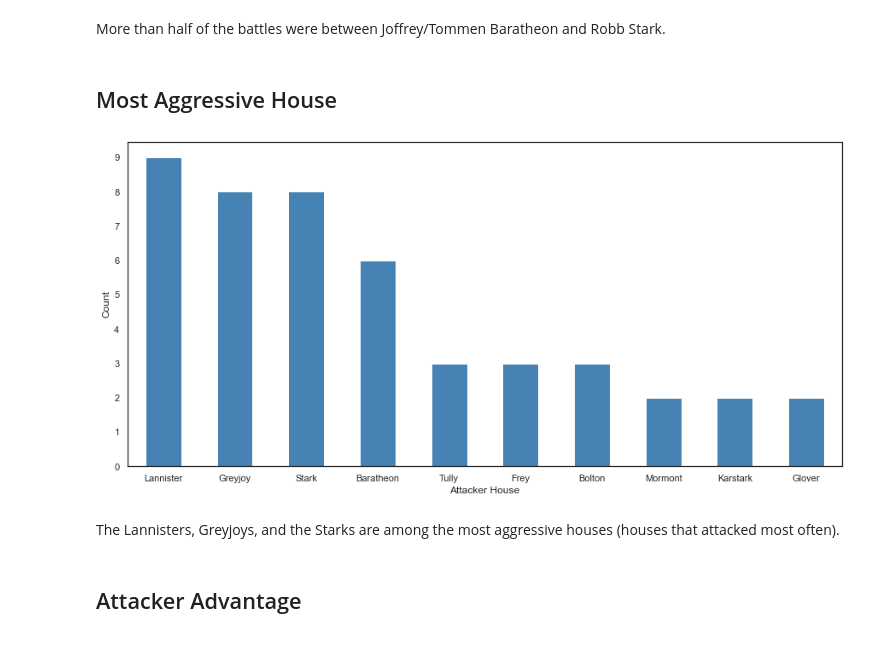
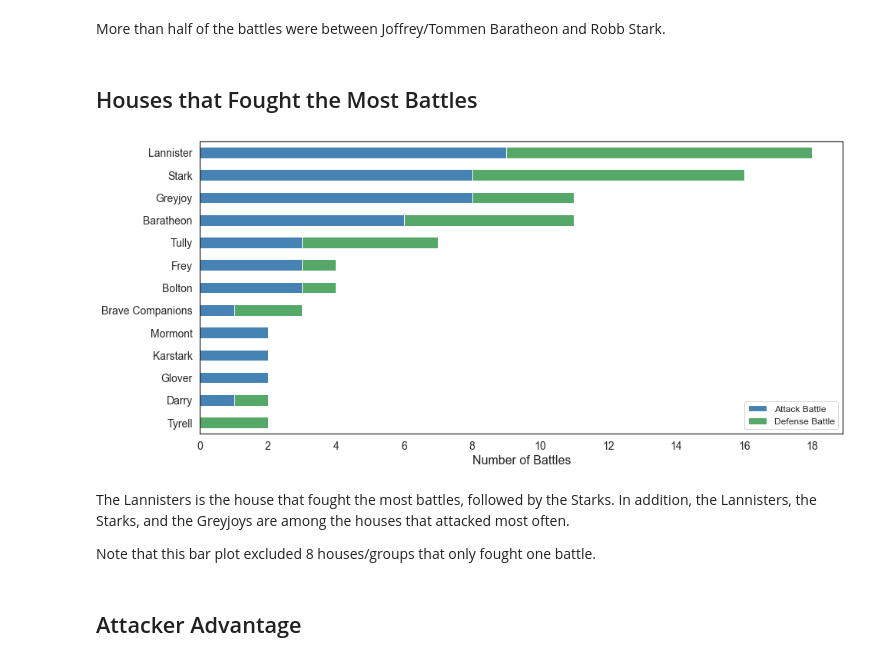
Before and after one commit to ydDianYu/Game_of_Thrones_Data_Analysis, a Jupyter notebook: battles-analysis.ipynb, the cells around one changed output. Drawn from its saved outputs; the diff is of its cells as text; code cells hidden in the pictures.

```diff
--- a/battles-analysis.ipynb
+++ b/battles-analysis.ipynb
@@ -46,22 +67,35 @@ p.legend().remove()
 # %% [markdown]
 More than half of the battles were between Joffrey/Tommen Baratheon and Robb Stark.
-# %% [markdown]
-## Most Aggressive House
-# %%
-d = {}
-for column in ["attacker_1", "attacker_2", "attacker_3", "attacker_4"]:
-    val_count = battles[column].value_counts()
-    for index, value in val_count.items():
-        d[index] = d.get(index, 0) + value
-
-data = pd.DataFrame.from_dict(d, orient = "index", columns = ["Count"]).sort_values("Count", ascending = False)
-p = data.loc[data.Count > 1].Count.plot.bar(rot = 0, color = "steelblue")
-plt.yticks(np.arange(0, max(data.Count) + 1, 1))
-_ = p.set(xlabel = "Attacker House", ylabel = "Count")
-# %% [output]
-[figure, removed]
-# %% [markdown]
-The Lannisters, Greyjoys, and the Starks are among the most aggressive houses (houses that attacked most often).
+# %% [markdown]
+## Houses that Fought the Most Battles
+# %%
+attacker_dict = {}
+for column in ["attacker_1", "attacker_2", "attacker_3", "attacker_4"]:
+    val_count = battles[column].value_counts()
+    for index, value in val_count.items():
+        attacker_dict[index] = attacker_dict.get(index, 0) + value
+
+defender_dict = {}
+for column in ["defender_1", "defender_2", "defender_3", "defender_4"]:
+    val_count = battles[column].value_counts()
+    for index, value in val_count.items():
+        defender_dict[index] = defender_dict.get(index, 0) + value
+
+attacker_df = pd.DataFrame.from_dict(attacker_dict, orient = "index", columns = ["attacker"])
+defender_df = pd.DataFrame.from_dict(defender_dict, orient = "index", columns = ["defender"])
+
+data = attacker_df.merge(defender_df, how = "outer", left_index = True, right_index = True).fillna(0)
+data.loc[:, "Sum"] = data.iloc[:,0] + data.iloc[:,1]
+data = data[data.Sum > 1]
+p = data.sort_values(["Sum", "attacker"]).iloc[:, 0:2].plot.barh(rot = 0, stacked = True, color = ["steelblue", sns.color_palette()[2]])
+plt.xticks(np.arange(0, max(data.Sum) + 2, 2))
+_ = p.set(xlabel = "Number of Battles"), p.legend(["Attack Battle", "Defense Battle"])
+# %% [output]
+[figure, added]
+# %% [markdown]
+The Lannisters is the house that fought the most battles, followed by the Starks. In addition, the Lannisters, the Starks, and the Greyjoys are among the houses that attacked most often.
+
+Note that this bar plot excluded 8 houses/groups that only fought one battle.
 # %% [markdown]
 ## Attacker Advantage
 # %%
```
Also changed, not shown: parts of 8 cells of this notebook.
